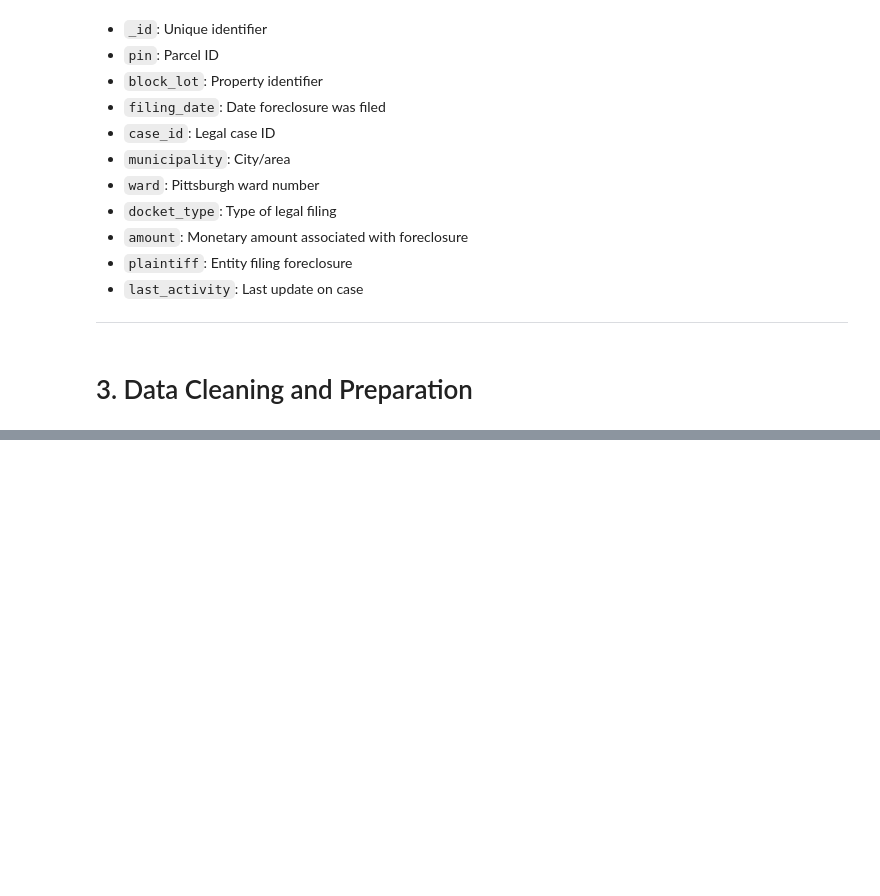
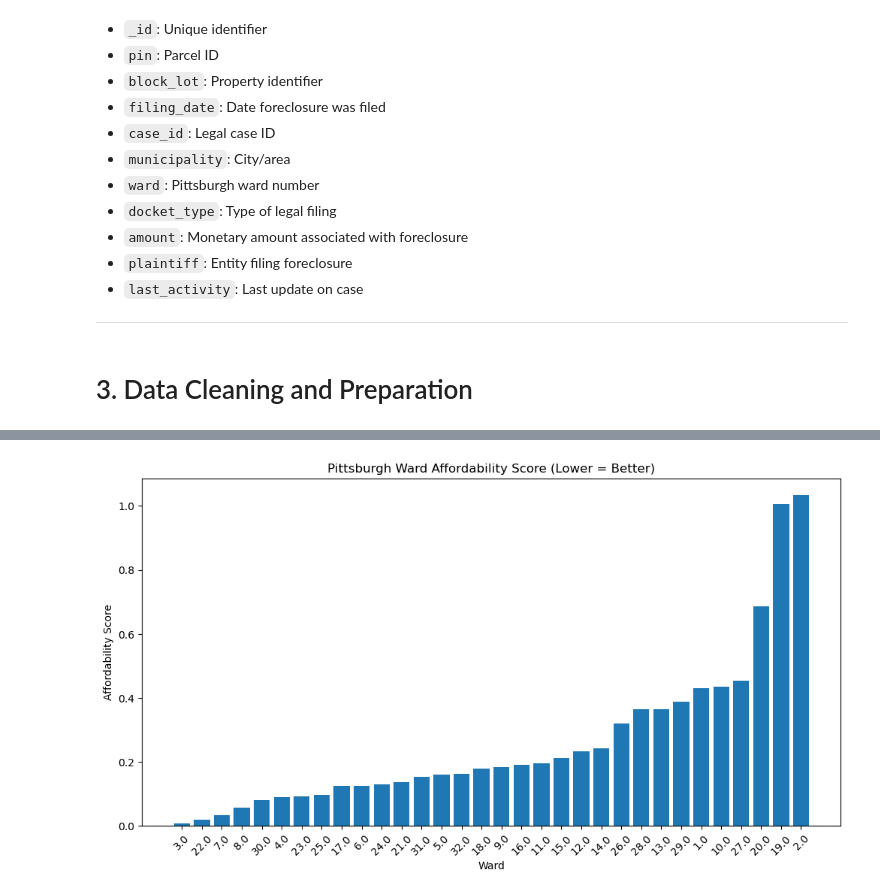
Before and after one commit to Aswwas1122/cmpinf-0010-final-prject, a Jupyter notebook: Akshat.ipynb, the cells around one changed output, grey strips where cells are left out. Cells and saved outputs as stored; diff of their text form; code cells hidden in the pictures; blank space fills up the shorter version.

```diff
--- a/Akshat.ipynb
+++ b/Akshat.ipynb
@@ -58,0 +80,12 @@ SyntaxError: invalid syntax (2633063581.py, line 16)
+# %%
+from sklearn.preprocessing import MinMaxScaler
+
+scaler = MinMaxScaler()
+
+ward_stats[["fc_norm", "avg_norm"]] = scaler.fit_transform(
+    ward_stats[["foreclosure_count", "avg_amount"]]
+)
+# %%
+ward_stats["affordability_score"] = (
+    ward_stats["fc_norm"] + ward_stats["avg_norm"]
+)
@@ -58,0 +148,10 @@ SyntaxError: invalid syntax (2633063581.py, line 16)
+# %%
+ward_ranked = ward_stats.sort_values("affordability_score").reset_index(drop=True)
+
+ward_ranked[[
+    "ward",
+    "foreclosure_count",
+    "avg_amount",
+    "total_amount",
+    "affordability_score"
+]]
@@ -58,0 +180,10 @@ SyntaxError: invalid syntax (2633063581.py, line 16)
+# %%
+plt.figure(figsize=(12,6))
+plt.bar(ward_ranked["ward"], ward_ranked["affordability_score"])
+plt.xticks(rotation=45)
+plt.title("Pittsburgh Ward Affordability Score (Lower = Better)")
+plt.xlabel("Ward")
+plt.ylabel("Affordability Score")
+plt.show()
+# %% [output]
+[figure, added]
```
Also changed, not shown: parts of 14 cells of this notebook.
